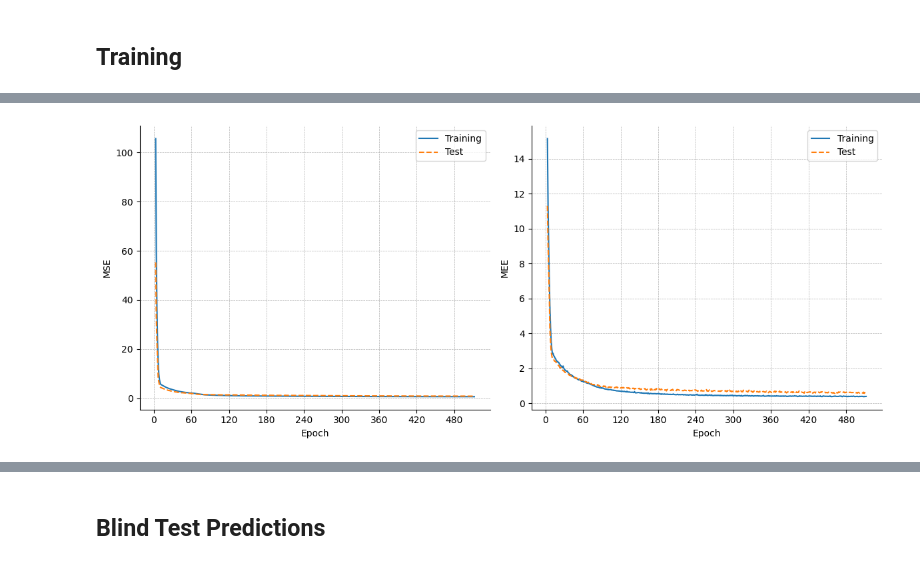
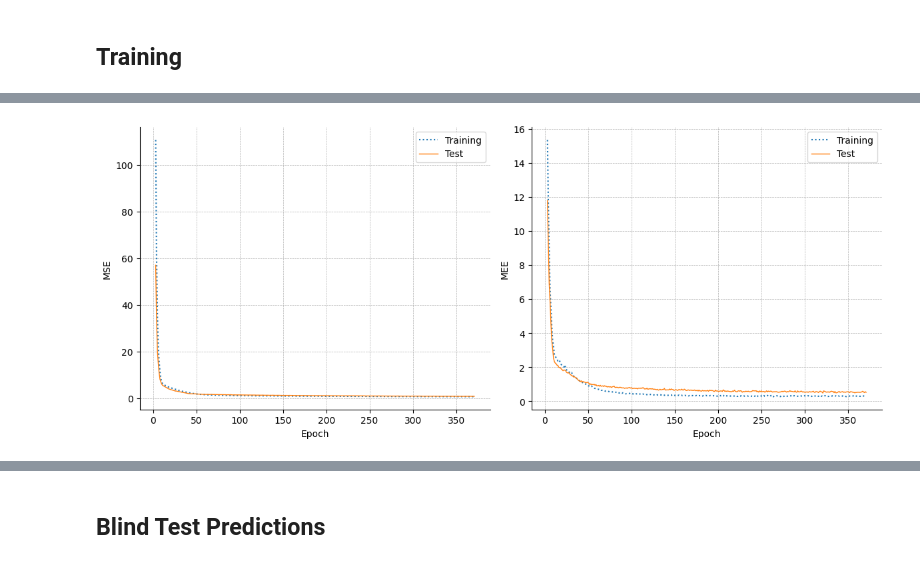
Before and after one commit to NennoMP/ML-B, a Jupyter notebook: notebooks/models/NN-ADAM.ipynb, the cells around one changed output, grey strips where cells are left out. Drawn from its saved outputs; the diff is of its cells as text; code cells hidden in the pictures.

Commit message:
Add PolynomialFeatures pre-processing to top models

```diff
--- a/notebooks/models/NN-ADAM.ipynb
+++ b/notebooks/models/NN-ADAM.ipynb
@@ -49,6 +47,7 @@ MODEL_NAME = 'NN-ADAM'
 INTERNAL_TEST_SPLIT = 0.1 # internal test split percentage
 RANDOM_STATE = 128 # reproducibility
 N_SPLITS = 5 # cross-validation
+POLY_DEGREE = 3 # polynomial features pre-processing
 # %% [markdown]
 ## Path
 # %%
@@ -263,7 +264,12 @@ x_train_cup, x_internal_test_cup, y_train_cup, y_internal_test_cup = train_test_
+# %%
+# Polynomial features pre-processing
+poly = PolynomialFeatures(degree=POLY_DEGREE) # Polynomial features pre-processing
+x_train_cup_poly = poly.fit_transform(x_train_cup)
+x_internal_test_cup_poly = poly.transform(x_internal_test_cup)
 # %% [markdown]
 # NN-Adam (mb)
 # %%
-def get_nn_adam_regressor(hparams):
+def get_nn_adam_regressor(hparams: dict, in_dim: int):
     if hparams['activation'] == 'tanh':
         initializer = GlorotUniform(seed=RANDOM_STATE) # Glorot (Xavier)
         bias_initializer = Zeros()
@@ -277,7 +283,7 @@ def get_nn_adam_regressor(hparams):
     model.add(Dense(
         hparams['h_dim'],
         activation=hparams['activation'],
-        input_shape=(10,),
+        input_shape=(in_dim,),
         kernel_regularizer=l2(hparams['reg']),
         kernel_initializer=initializer,
         bias_initializer=bias_initializer))
@@ -444,8 +454,13 @@ def warmup_lr(epoch, lr):
 lr_scheduler = LearningRateScheduler(warmup_lr)
 # %%
 # Create and train the final model
-model_nn_cup = get_nn_adam_regressor(best_config_cup)
-solver = Solver(model_nn_cup, x_train_cup, y_train_cup, x_internal_test_cup, y_internal_test_cup, target='mean_euclidean_error')
+#model_nn_cup = get_nn_adam_regressor(best_config_cup, x_train_cup.shape[1])
+#solver = Solver(model_nn_cup, x_train_cup, y_train_cup, x_internal_test_cup, y_internal_test_cup, target='mean_euclidean_error')
+#solver.train(epochs=800, patience=50, lr_scheduler=lr_scheduler)
+
+# With PolynomialFeatures pre-processing
+model_nn_cup = get_nn_adam_regressor(best_config_cup, x_train_cup_poly.shape[1])
+solver = Solver(model_nn_cup, x_train_cup_poly, y_train_cup, x_internal_test_cup_poly, y_internal_test_cup, target='mean_euclidean_error')
 solver.train(epochs=800, patience=50, lr_scheduler=lr_scheduler)
 # %% [output]
 Epoch 1/800
@@ -468,5 +483,6 @@ Best validation mean_euclidean_error: 0.5593237280845642
 # %%
-solver.plot_history(results_dir + '/CUP/history')
+#solver.plot_history(results_dir + '/CUP/history', loss='MSE', metric='MEE')
+solver.plot_history(results_dir + '/CUP/history_poly', loss='MSE', metric='MEE')
 # %% [output]
-[figure, old version]
+[figure, new version]
 # %%
```
Also changed, not shown: parts of 9 cells of this notebook, 25 other files.
